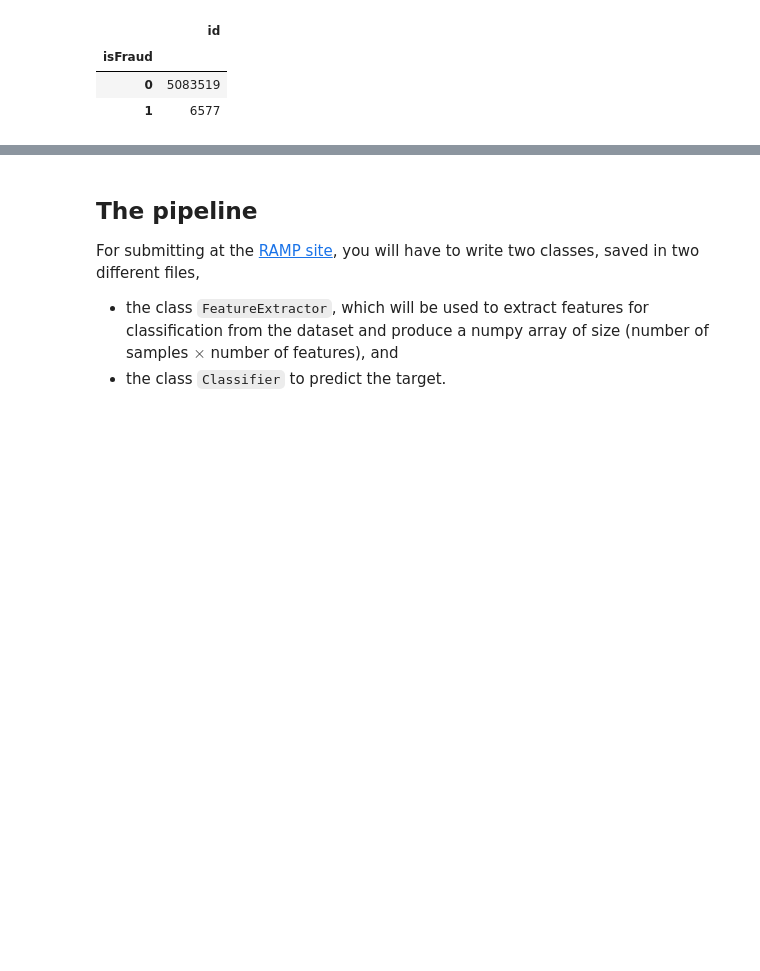
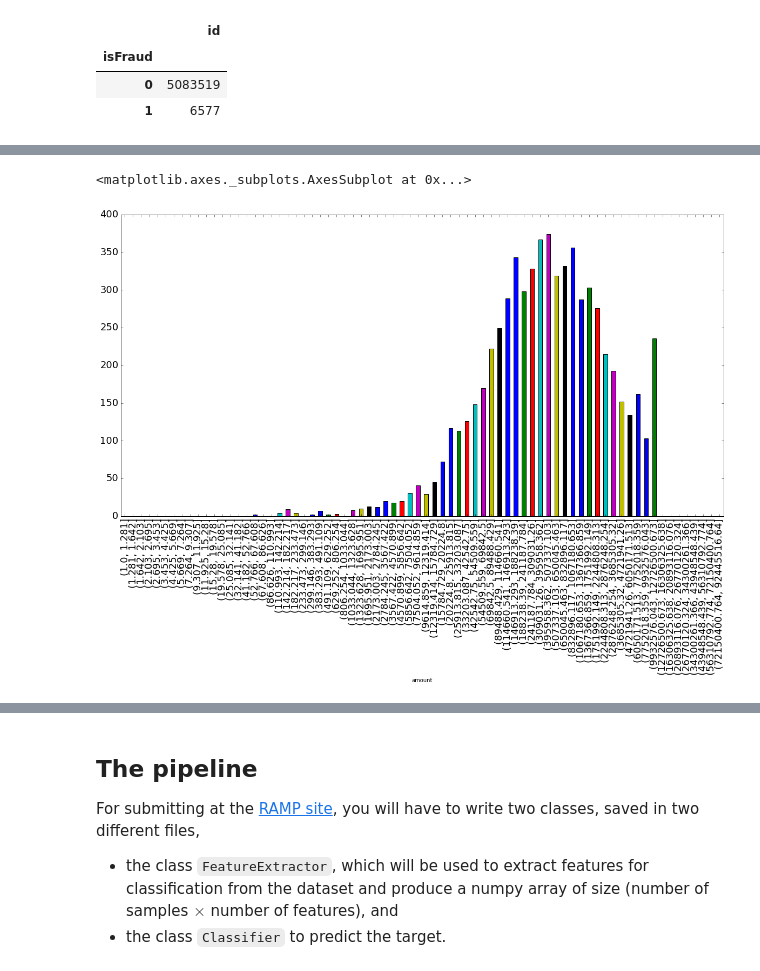
Before and after one commit to WeilanCC/DataCamp, a Jupyter notebook: fraud_detection/fraud_detection_starting_kit.ipynb, the cells around one changed output, grey strips where cells are left out. Cells and saved outputs as stored; diff of their text form; code cells hidden in the pictures; blank space fills up the shorter version.

```diff
--- a/fraud_detection/fraud_detection_starting_kit.ipynb
+++ b/fraud_detection/fraud_detection_starting_kit.ipynb
@@ -100,0 +125,8 @@ data.groupby('isFraud').count()[['id']]
+# %%
+data_fraudulent['amount']\
+    .groupby(pd.cut(data_fraudulent['amount'], np.logspace(0, log(data['amount'].max(), 10), num=75)))\
+    .count()\
+    .plot.bar(figsize=(20, 10), fontsize=18)
+# %% [output]
+<matplotlib.axes._subplots.AxesSubplot at 0x...>
+[figure, added]
```
Also changed, not shown: parts of 31 cells of this notebook, 3 other files.
